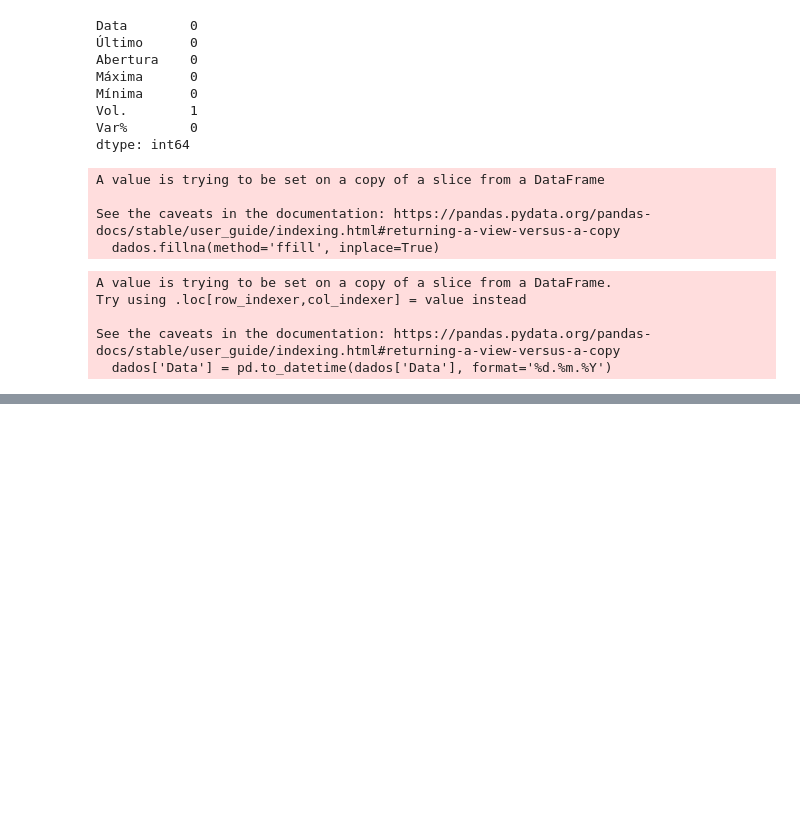
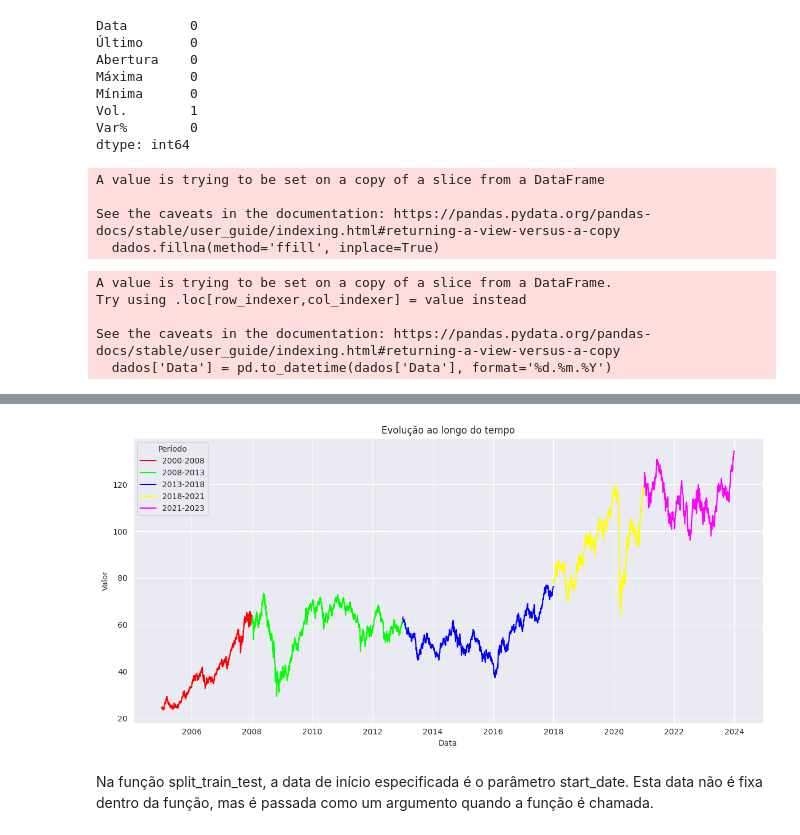
Before and after one commit to SandraRojasZ/Ibovespa-futuro, a Jupyter notebook: ibov-prev.ipynb, the cells around one changed output, grey strips where cells are left out. Saved outputs shown, nothing was run; the diff lists cells and outputs as text; code cells hidden in the pictures; blank space fills up the shorter version.

```diff
--- a/ibov-prev.ipynb
+++ b/ibov-prev.ipynb
@@ -426,0 +514,3 @@ plt.tight_layout()
+# %%
+df1=dados
+df1
@@ -426,0 +531,38 @@ plt.tight_layout()
+# %%
+plt.figure(figsize=(12, 6))
+
+# Definir as datas de corte
+cut_dates = [
+    datetime(2000, 1, 1),
+    datetime(2008, 1, 1),
+    datetime(2013, 1, 1),
+    datetime(2018, 1, 1),
+    datetime(2021, 1, 1),
+    datetime(2023, 12, 31)
+]
+
+# Criar uma paleta de cores
+colors = sns.color_palette(["#FF0000", "#00FF00", "#0000FF", "#FFFF00", "#FF00FF"])
+
+# Plotar cada linha
+for i in range(len(cut_dates) - 1):
+    mask = (df1['ds'] > cut_dates[i]) & (df1['ds'] <= cut_dates[i+1])
+    sns.lineplot(
+        data=df1[mask],
+        x='ds',
+        y='y',
+        color=colors[i],
+        label=f'{cut_dates[i].year}-{cut_dates[i+1].year}'
+    )
+
+# Configurar o gráfico
+plt.title('Evolução ao longo do tempo')
+plt.xlabel('Data')
+plt.ylabel('Valor')
+plt.legend(title='Período')
+
+# Ajustar o layout e mostrar o gráfico
+plt.tight_layout()
+plt.show()
+# %% [output]
+[figure, added]
@@ -426,0 +585,2 @@ plt.tight_layout()
+# %% [markdown]
+Na função split_train_test, a data de início especificada é o parâmetro start_date. Esta data não é fixa dentro da função, mas é passada como um argumento quando a função é chamada.
```
Also changed, not shown: parts of 30 cells of this notebook.
